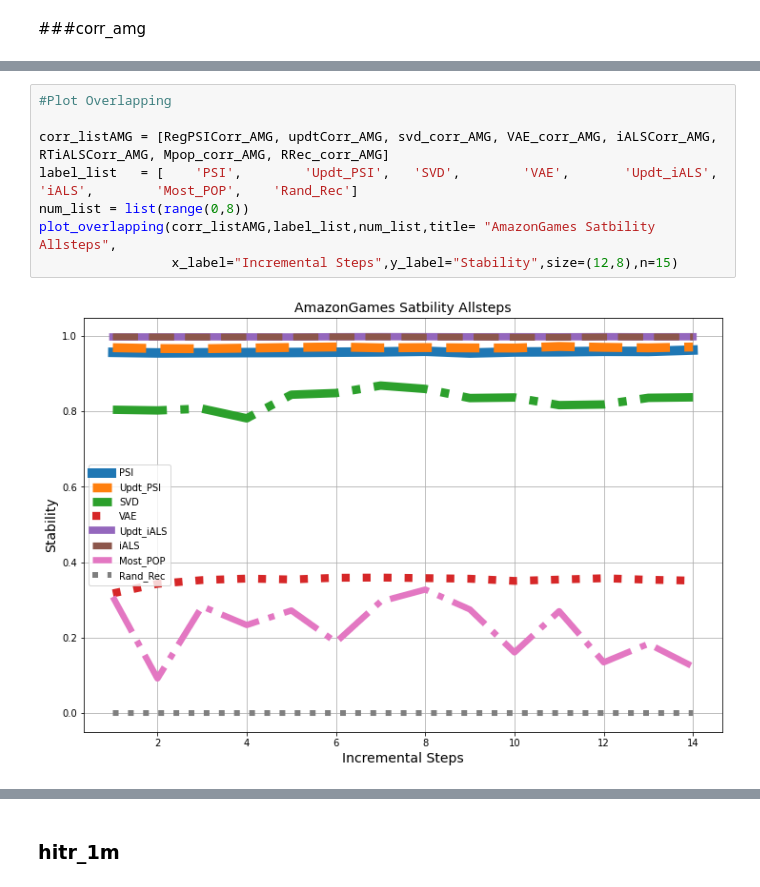
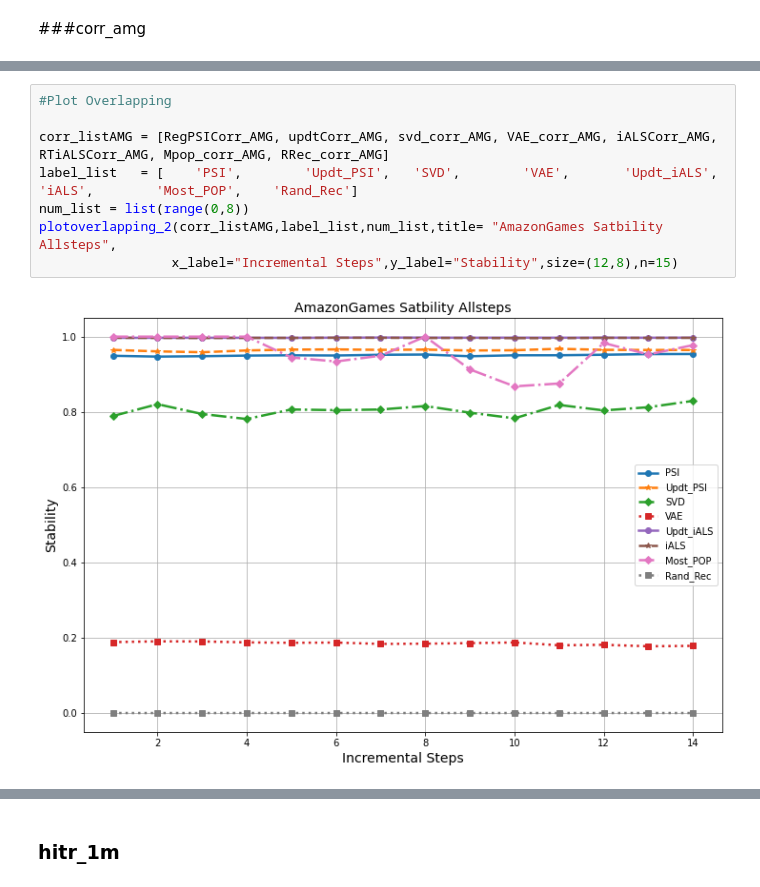
Before and after one commit to Oluwafemi-939/Incremental_PSI, a Jupyter notebook: Notebooks/Results_Note.ipynb, the cells around one changed output, grey strips where cells are left out. Cells and saved outputs as stored; diff of their text form.

```diff
--- a/Notebooks/Results_Note.ipynb
+++ b/Notebooks/Results_Note.ipynb
@@ -267,10 +267,10 @@ makeplot(AllSteps_14,AMZGamesCORR_DF,y_label="Satbility",x_label="Incremental St
 # %%
 #Plot Overlapping
 
 corr_listAMG = [RegPSICorr_AMG, updtCorr_AMG, svd_corr_AMG, VAE_corr_AMG, iALSCorr_AMG, RTiALSCorr_AMG, Mpop_corr_AMG, RRec_corr_AMG]
 label_list   = [    'PSI',        'Updt_PSI',   'SVD',        'VAE',       'Updt_iALS',  'iALS',        'Most_POP',    'Rand_Rec']
 num_list = list(range(0,8))
-plot_overlapping(corr_listAMG,label_list,num_list,title= "AmazonGames Satbility Allsteps",
+plotoverlapping_2(corr_listAMG,label_list,num_list,title= "AmazonGames Satbility Allsteps",
                  x_label="Incremental Steps",y_label="Stability",size=(12,8),n=15)
 # %% [output]
-[figure, old version]
+[figure, new version]
```
Also changed, not shown: parts of 63 cells of this notebook.
